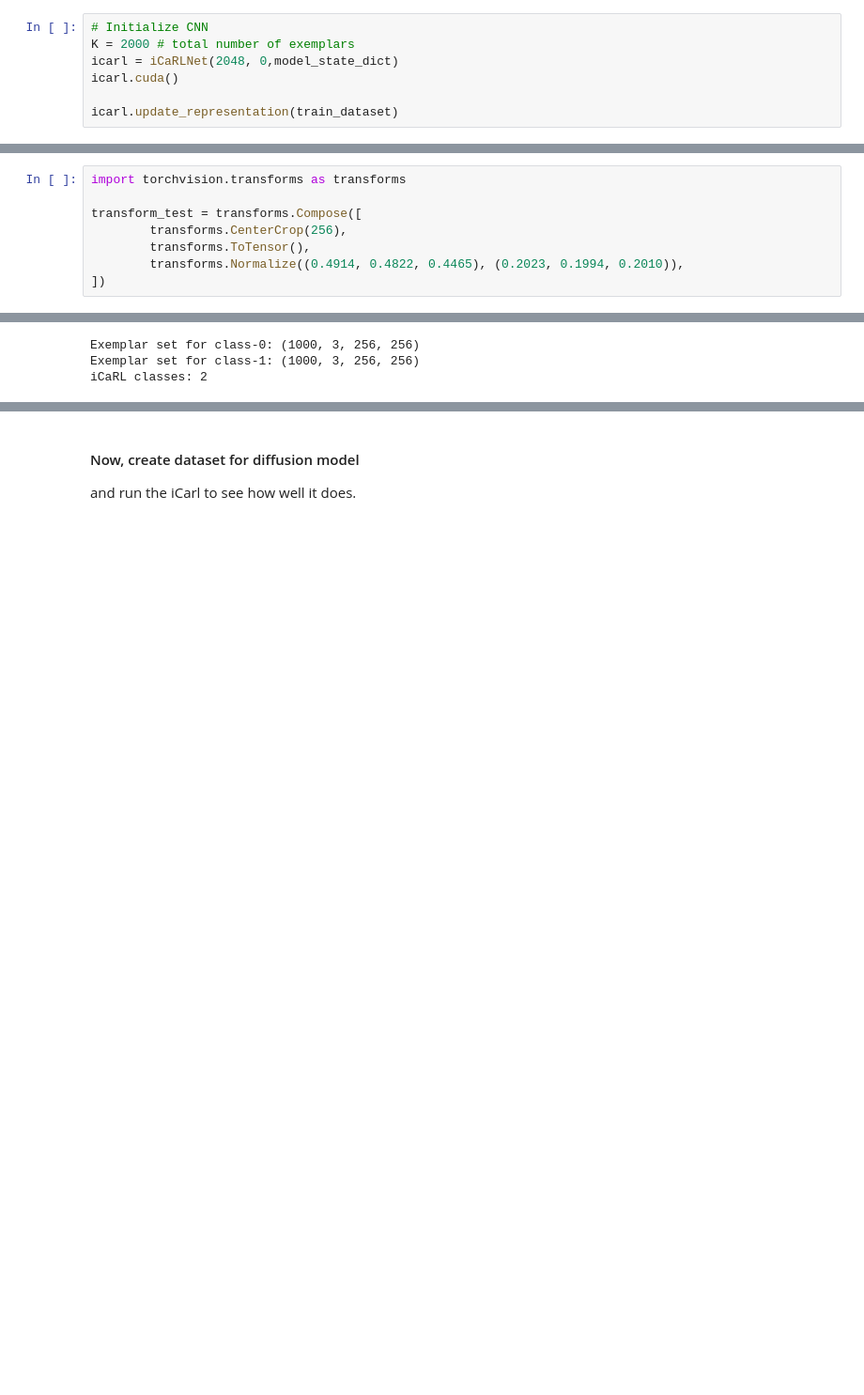
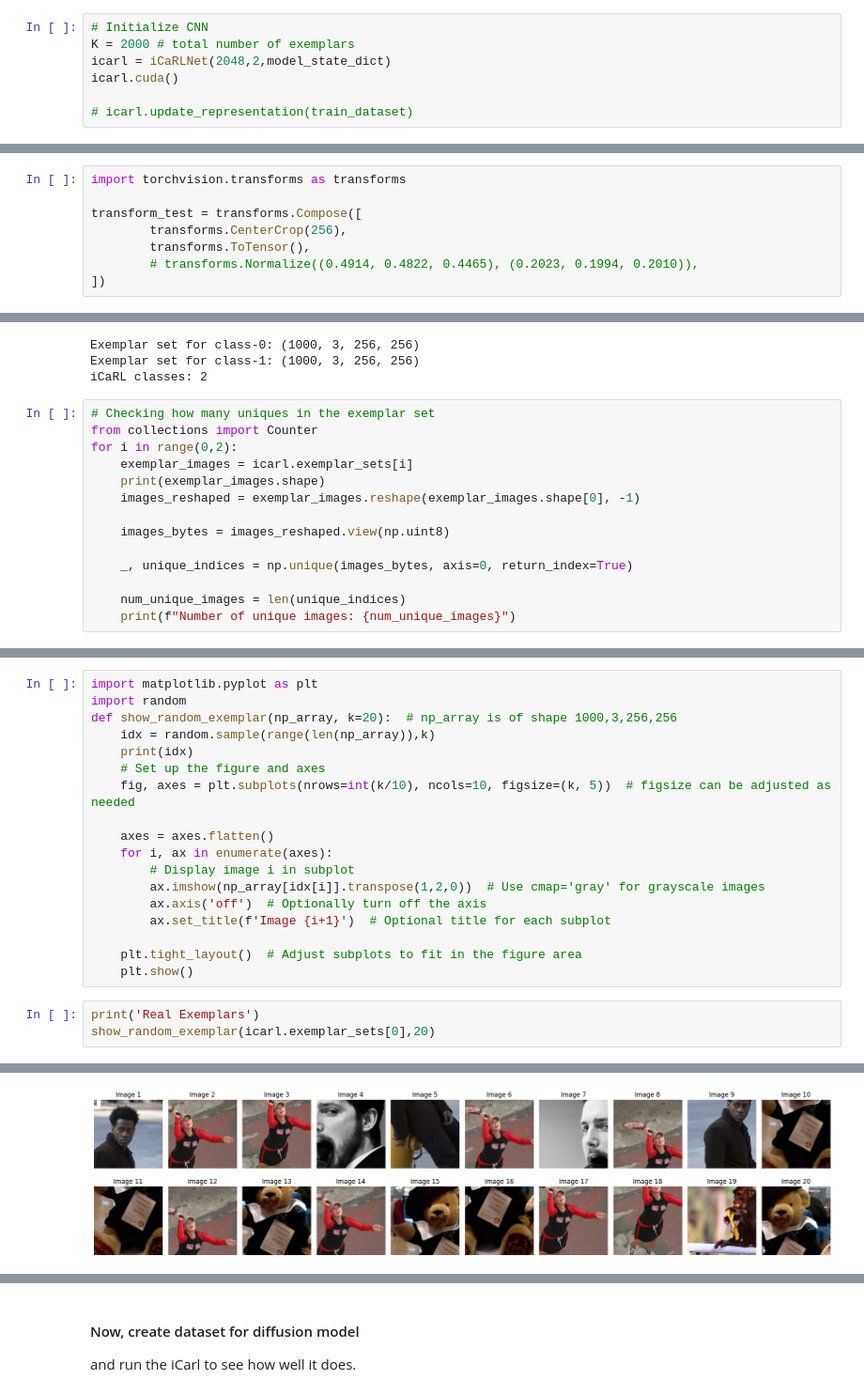
Before and after one commit to ArefAz/E3-Ensemble-of-Expert-Embedders-CVPRWMF24, a Jupyter notebook: jupyter-notebooks/iCarl-Tuned-ResNet50-Pretrained.ipynb, the cells around one changed output, grey strips where cells are left out. Shown at 94% size. Drawn from its saved outputs; the diff is of its cells as text; blank space fills up the shorter version.

```diff
--- a/jupyter-notebooks/iCarl-Tuned-ResNet50-Pretrained.ipynb
+++ b/jupyter-notebooks/iCarl-Tuned-ResNet50-Pretrained.ipynb
@@ -384,8 +415,8 @@ list(set(train_dataset.labels))
 # %%
 # Initialize CNN
 K = 2000 # total number of exemplars
-icarl = iCaRLNet(2048, 0,model_state_dict)
+icarl = iCaRLNet(2048,2,model_state_dict)
 icarl.cuda()
 
-icarl.update_representation(train_dataset)
+# icarl.update_representation(train_dataset)
 # %% [output]
@@ -419,7 +446,7 @@ import torchvision.transforms as transforms
 transform_test = transforms.Compose([
         transforms.CenterCrop(256),
         transforms.ToTensor(),
-        transforms.Normalize((0.4914, 0.4822, 0.4465), (0.2023, 0.1994, 0.2010)),
+        # transforms.Normalize((0.4914, 0.4822, 0.4465), (0.2023, 0.1994, 0.2010)),
 ])
 # %%
 # Construct exemplar sets for new classes
@@ -450,3 +511,17 @@ print("iCaRL classes: %d" % icarl.n_known)
 Exemplar set for class-0: (1000, 3, 256, 256)
 Exemplar set for class-1: (1000, 3, 256, 256)
 iCaRL classes: 2
+# %%
+# Checking how many uniques in the exemplar set
+from collections import Counter
+for i in range(0,2):
+    exemplar_images = icarl.exemplar_sets[i]
+    print(exemplar_images.shape)
+    images_reshaped = exemplar_images.reshape(exemplar_images.shape[0], -1)
+
+    images_bytes = images_reshaped.view(np.uint8)
+
+    _, unique_indices = np.unique(images_bytes, axis=0, return_index=True)
+
+    num_unique_images = len(unique_indices)
+    print(f"Number of unique images: {num_unique_images}")
@@ -452,0 +534,22 @@ iCaRL classes: 2
+# %%
+import matplotlib.pyplot as plt
+import random
+def show_random_exemplar(np_array, k=20):  # np_array is of shape 1000,3,256,256
+    idx = random.sample(range(len(np_array)),k)
+    print(idx)
+    # Set up the figure and axes
+    fig, axes = plt.subplots(nrows=int(k/10), ncols=10, figsize=(k, 5))  # figsize can be adjusted as needed
+
+    axes = axes.flatten()
+    for i, ax in enumerate(axes):
+        # Display image i in subplot
+        ax.imshow(np_array[idx[i]].transpose(1,2,0))  # Use cmap='gray' for grayscale images
+        ax.axis('off')  # Optionally turn off the axis
+        ax.set_title(f'Image {i+1}')  # Optional title for each subplot
+
+    plt.tight_layout()  # Adjust subplots to fit in the figure area
+    plt.show()
+# %%
+print('Real Exemplars')
+show_random_exemplar(icarl.exemplar_sets[0],20)
+# %% [output]
@@ -452,0 +558 @@ iCaRL classes: 2
+[figure, added]
```
Also changed, not shown: parts of 31 cells of this notebook.
